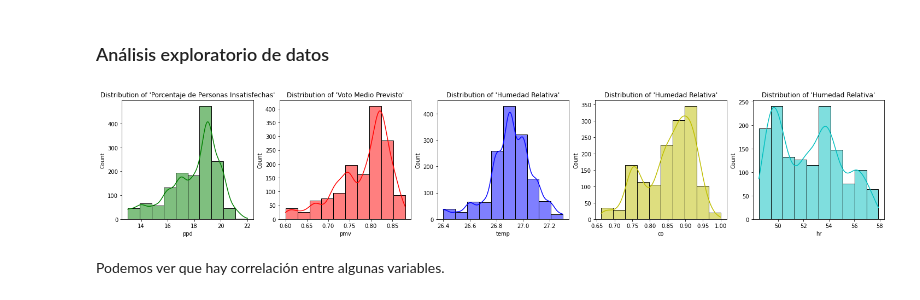
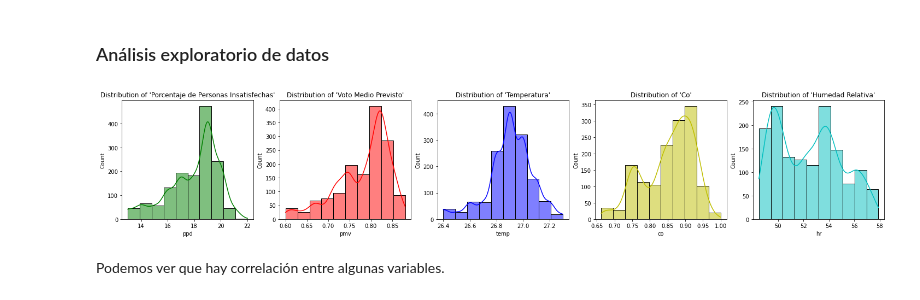
Before and after one commit to gaticavm9/Aprendizaje-Automatico-TPCD, a Jupyter notebook: main.ipynb, the cells around one changed output. Drawn from its saved outputs; the diff is of its cells as text; code cells hidden in the pictures.

```diff
--- a/main.ipynb
+++ b/main.ipynb
@@ -115,32 +109,32 @@ df.rename(columns = {"c2h5ch": "etanol"}, inplace = True)
 # %%
 fig, axes = plt.subplots(1, 5, figsize=(25, 4))
 
 sns.histplot(ax = axes[0], x = df["ppd"],
              bins = 10,
              kde = True,
              color = "g").set(title = "Distribution of 'Porcentaje de Personas Insatisfechas'");
 
 sns.histplot(ax = axes[1], x = df["pmv"],
              bins = 10,
              kde = True,
              color = "r").set(title = "Distribution of 'Voto Medio Previsto'");
 
 sns.histplot(ax = axes[2], x = df["temp"],
              bins = 10,
              kde = True,
-             color = "b").set(title = "Distribution of 'Humedad Relativa'");
+             color = "b").set(title = "Distribution of 'Temperatura'");
 
 sns.histplot(ax = axes[3], x = df["co"],
              bins = 10,
              kde = True,
-             color = "y").set(title = "Distribution of 'Humedad Relativa'");
+             color = "y").set(title = "Distribution of 'Co'");
 
 sns.histplot(ax = axes[4], x = df["hr"],
              bins = 10,
              kde = True,
              color = "c").set(title = "Distribution of 'Humedad Relativa'");
 # %% [output]
-[figure, old version]
+[figure, new version]
 # %% [markdown]
 Podemos ver que hay correlación entre algunas variables.
 # %% [markdown]
```
Also changed, not shown: parts of 48 cells of this notebook.
